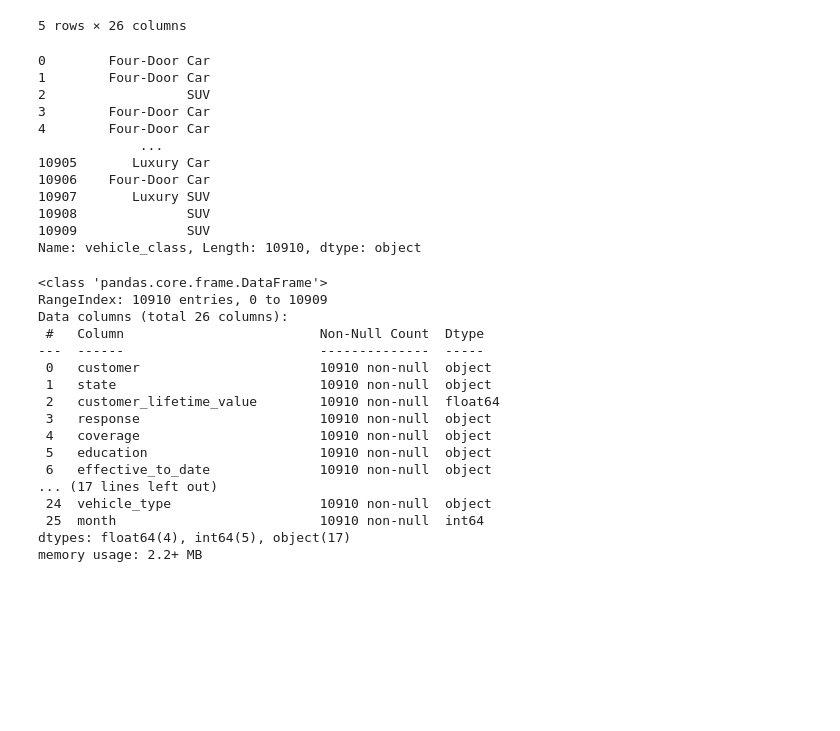
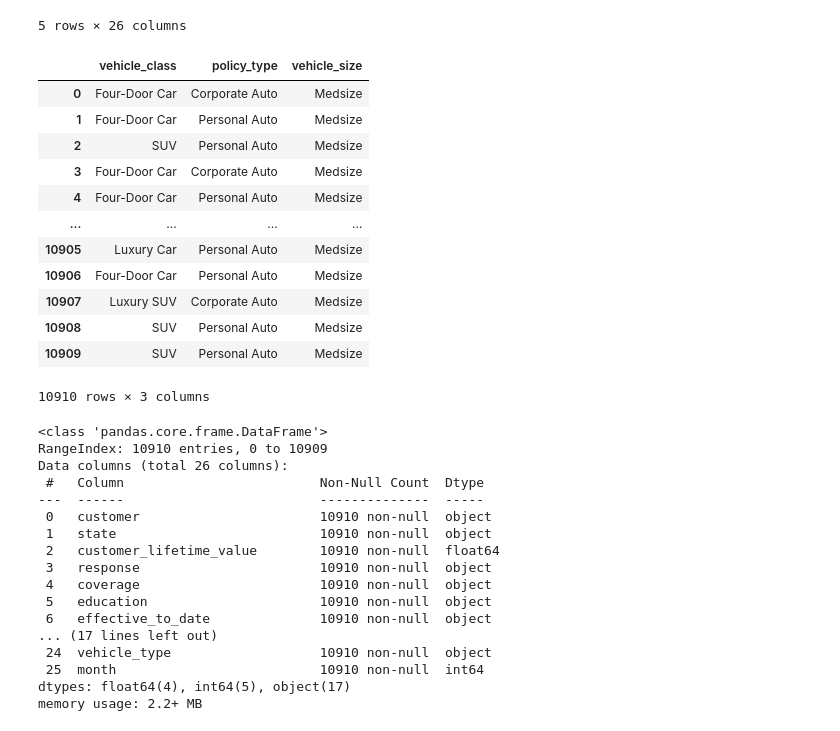
Before and after one commit to PhilippLf/Labs_IronHack, a Jupyter notebook: lab-dw-data-structuring-and-combining.ipynb, the cells around one changed output. Drawn from its saved outputs; the diff is of its cells as text; code cells hidden in the pictures; blank space fills up the shorter version.

```diff
--- a/lab-dw-data-structuring-and-combining.ipynb
+++ b/lab-dw-data-structuring-and-combining.ipynb
@@ -454,20 +481,21 @@ df_raw.head()
 | 4 | QA50777 | Oregon | 9025.067525 | No | Premium | Bachelor | 2011-01-17 | ... |
 5 rows × 26 columns
 # %%
-df_raw['vehicle_class']
+df_raw[['vehicle_class','policy_type', 'vehicle_size']]
 # %% [output]
+|  | vehicle_class | policy_type | vehicle_size |
+| 0 | Four-Door Car | Corporate Auto | Medsize |
+| 1 | Four-Door Car | Personal Auto | Medsize |
+| 2 | SUV | Personal Auto | Medsize |
+| 3 | Four-Door Car | Corporate Auto | Medsize |
+| 4 | Four-Door Car | Personal Auto | Medsize |
+| ... | ... | ... | ... |
+| 10905 | Luxury Car | Personal Auto | Medsize |
+| 10906 | Four-Door Car | Personal Auto | Medsize |
+| 10907 | Luxury SUV | Corporate Auto | Medsize |
+| 10908 | SUV | Personal Auto | Medsize |
+| 10909 | SUV | Personal Auto | Medsize |
-0        Four-Door Car
-1        Four-Door Car
-2                  SUV
-3        Four-Door Car
-4        Four-Door Car
-             ...
-10905       Luxury Car
-10906    Four-Door Car
-10907       Luxury SUV
-10908              SUV
-10909              SUV
-Name: vehicle_class, Length: 10910, dtype: object
+10910 rows × 3 columns
 # %%
 df_raw.info()
 # %% [output]
```
Also changed, not shown: parts of 22 cells of this notebook.
